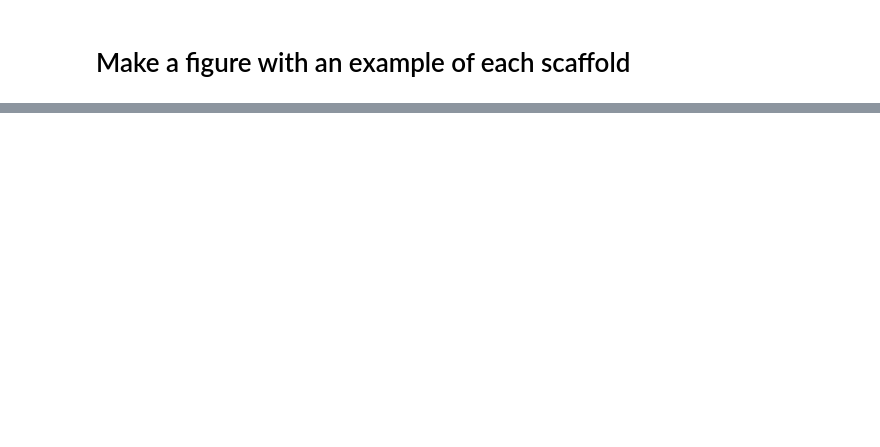
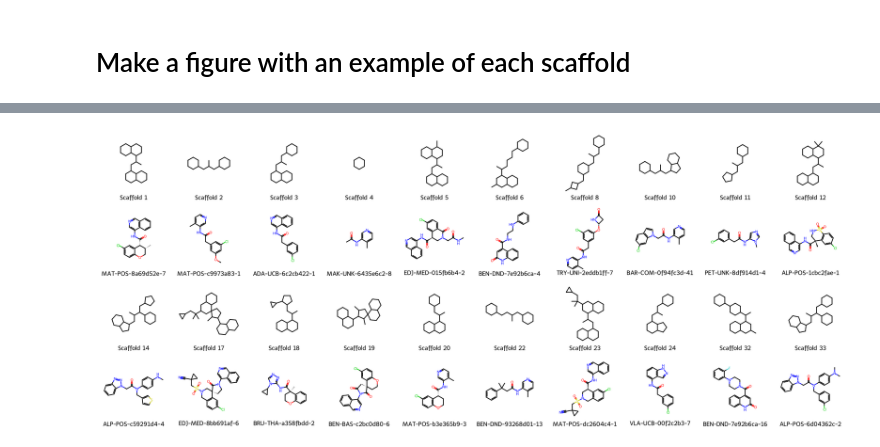
Before and after one commit to choderalab/sars-cov-2-retro-paper-asap, a Jupyter notebook: plotting/20250811_write_scaffold_figures.ipynb, the cells around one changed output, grey strips where cells are left out. Drawn from its saved outputs; the diff is of its cells as text; code cells hidden in the pictures; blank space fills up the shorter version.

```diff
--- a/plotting/20250811_write_scaffold_figures.ipynb
+++ b/plotting/20250811_write_scaffold_figures.ipynb
@@ -134,2 +155,14 @@ draw_scaffolds(
 # %%
-df
+def get_example_mols_for_scaffold_id(scaffold_id: int):
+    example_dict = df[df["scaffold_orig_id"] == scaffold_id].head(1).to_dict(orient="records")[0]
+    example_name = example_dict["compound_name"]
+    example_smiles = example_dict["smiles"]
+    example_mol = Chem.MolFromSmiles(example_smiles)
+    return example_name, example_mol
+def get_example_mols_for_scaffold_list(scaffold_list):
+    examples = []
+    for scaffold in scaffold_list:
+        scaffold_id = int(scaffold[0].split()[-1])
+        example = get_example_mols_for_scaffold_id(scaffold_id)
+        examples.append(example)
+    return examples
@@ -149,0 +169,24 @@ df
+# %%
+examples = get_example_mols_for_scaffold_list(scaffold_list)
+# %%
+def zip_lists_n_rows(l1, l2, n_columns=10):
+    if not len(l1) == len(l2):
+        raise ValueError("Both lists must have the same length")
+    # take the first n_columns from each list
+    zipped = []
+    for row in range(0, len(l1), n_columns):
+        zipped.extend(l1[row:row + n_columns])
+        zipped.extend(l2[row:row + n_columns])
+    return zipped
+# %%
+zipped = list(zip_lists_n_rows(scaffold_list, examples, n_columns=10))
+draw_scaffolds(
+    zipped,
+    first_n=40,
+    mols_per_row=10,
+    use_svg=False,  # PNG route is simpler for PDF
+    save_pdf=True,
+    out_file="top20_scaffolds_2x10_with_examples.pdf"
+)
+# %% [output]
+[figure, added]
```
Also changed, not shown: parts of 31 cells of this notebook, 8 other files.
